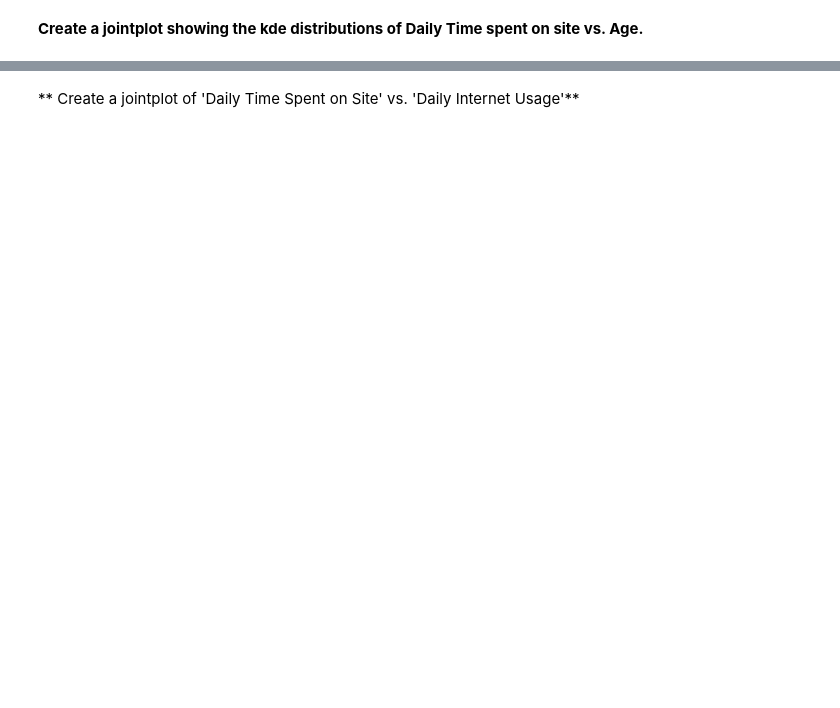
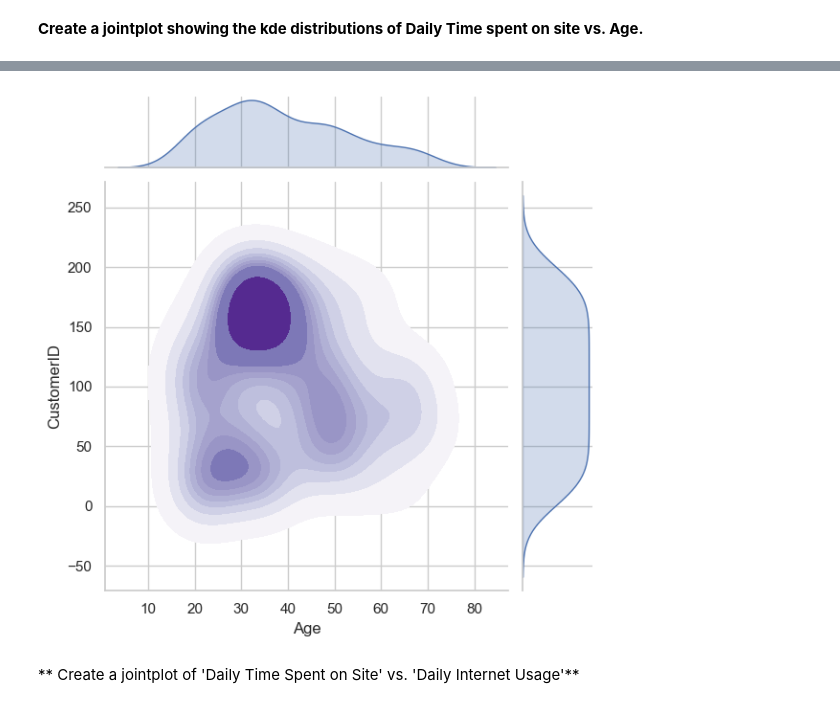
Before and after one commit to mohamedbsnt/regression-logistique-, a Jupyter notebook: 02-Logistic-Regression-Project-1.ipynb, the cells around one changed output, grey strips where cells are left out. Cells and saved outputs as stored; diff of their text form; code cells hidden in the pictures; blank space fills up the shorter version.

```diff
--- a/02-Logistic-Regression-Project-1.ipynb
+++ b/02-Logistic-Regression-Project-1.ipynb
@@ -90,2 +161,21 @@ Try recreating the plots shown below!
+# %%
+import seaborn as sns
+import matplotlib.pyplot as plt
+
+sns.set(style="whitegrid")  # style optionnel
+
+# Jointplot KDE of Daily Time Spent on Site vs Age
+sns.jointplot(
+    data=dataset,
+    x='Age',
+    y=dataset['CustomerID'],
+    kind='kde',        # joint KDE plot
+    fill=True,         # remplissage de la densité
+    cmap='Purples'     # couleur du contour
+)
+
+plt.show()
+# %% [output]
+[figure, added]
 # %% [markdown]
 ** Create a jointplot of 'Daily Time Spent on Site' vs. 'Daily Internet Usage'**
```
Also changed, not shown: parts of 17 cells of this notebook.
